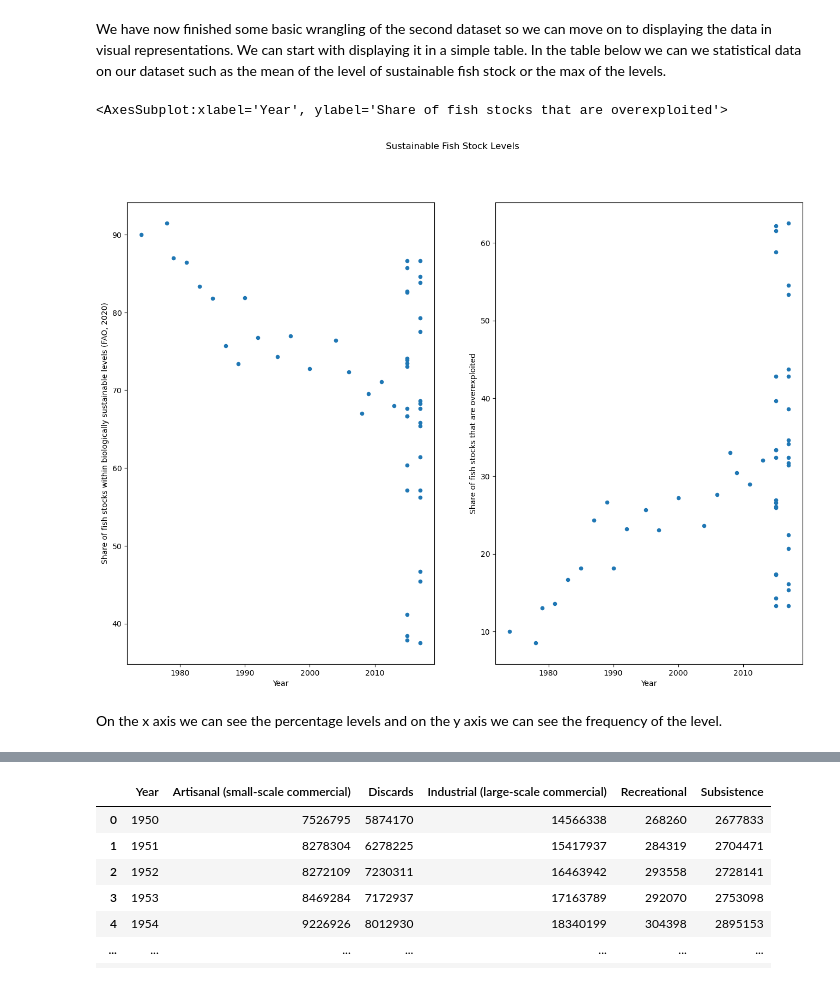
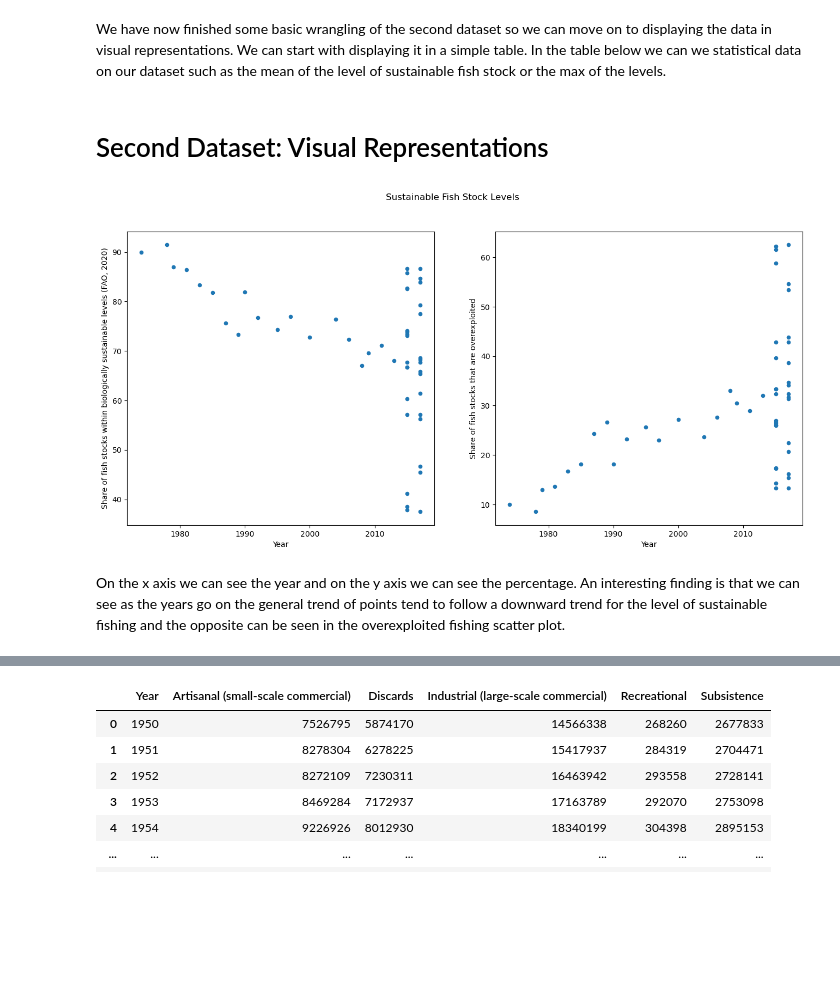
Before and after one commit to ubco-W2022T1-cosc301/project-group34, a Jupyter notebook: notebooks/lily.ipynb, the cells around one changed output, grey strips where cells are left out. Saved outputs shown, nothing was run; the diff lists cells and outputs as text; code cells hidden in the pictures; blank space fills up the shorter version.

Commit message:
lily changes milestone 5

```diff
--- a/notebooks/lily.ipynb
+++ b/notebooks/lily.ipynb
@@ -177,14 +203,16 @@ df2_cleaned.describe().T
 | Share of fish stocks that are ove... | 51.0 | 29.478421 | 13.885635 | 8.536585 | 18.156843 | 26.92308 | 33.742138 | 62.500000 |
 # %% [markdown]
 We have now finished some basic wrangling of the second dataset so we can move on to displaying the data in visual representations. We can start with displaying it in a simple table. In the table below we can we statistical data on our dataset such as the mean of the level of sustainable fish stock or the max of the levels.
+# %% [markdown]
+# Second Dataset: Visual Representations
 # %%
-## Displaying the data in a histogram
-fig, axes = plt.subplots(1, 2, figsize=(16, 11))
+## Displaying the data in a scatterplot
+fig, axes = plt.subplots(1, 2, figsize=(16, 7))
 fig.suptitle('Sustainable Fish Stock Levels ')
 df2_cleaned.plot(ax=axes[0], kind='scatter', x='Year', y='Share of fish stocks within biologically sustainable levels (FAO, 2020)')
 df2_cleaned.plot(ax=axes[1], kind='scatter', x='Year', y='Share of fish stocks that are overexploited')
+plt.savefig('lily2.png')
 # %% [output]
-<AxesSubplot:xlabel='Year', ylabel='Share of fish stocks that are overexploited'>
-[figure, old version]
+[figure, new version]
 # %% [markdown]
-On the x axis we can see the percentage levels and on the y axis we can see the frequency of the level.
+On the x axis we can see the year and on the y axis we can see the percentage. An interesting finding is that we can see as the years go on the general trend of points tend to follow a downward trend for the level of sustainable fishing and the opposite can be seen in the overexploited fishing scatter plot.
```
Also changed, not shown: parts of 16 cells of this notebook, 3 other files.
